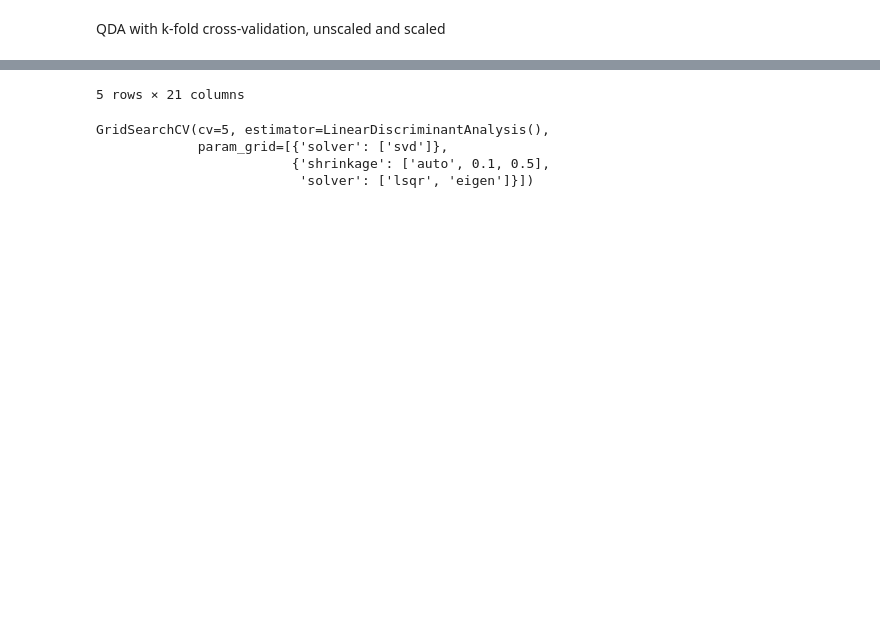
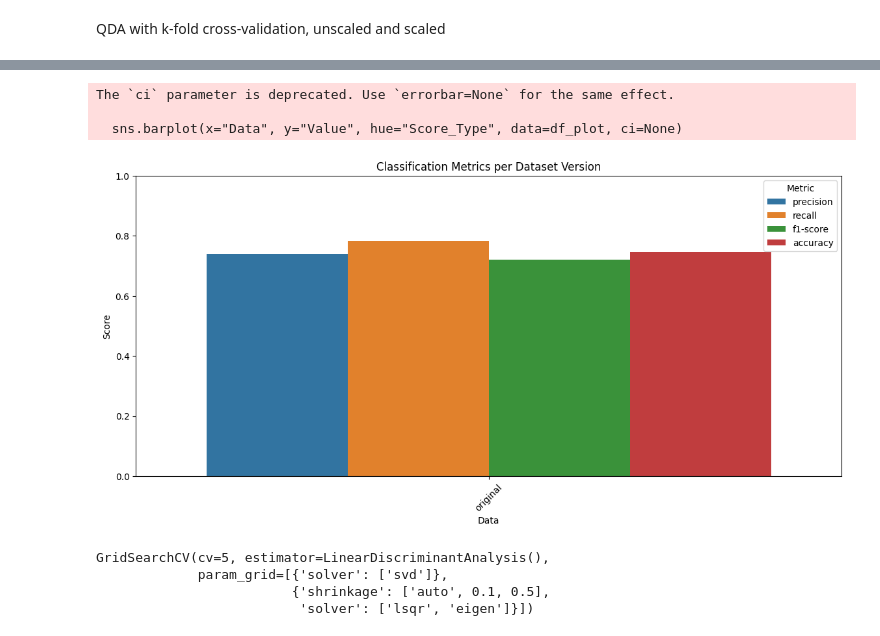
Before and after one commit to sebberendel/machine_learning_project, a Jupyter notebook: notebooks/kisshugo.ipynb, the cells around one changed output, grey strips where cells are left out. Cells and saved outputs as stored; diff of their text form; code cells hidden in the pictures; blank space fills up the shorter version.

Commit message:
cleaned models

```diff
--- a/notebooks/kisshugo.ipynb
+++ b/notebooks/kisshugo.ipynb
@@ -273,3 +294,71 @@ Running LDA on windspeed_sqrt data:
 # %%
-X_3.head()
+import pandas as pd
+import seaborn as sns
+import matplotlib.pyplot as plt
+
+all_metrics = []
+
+for key, report_df in results.items():
+    # key = "LDA_original", "QDA_no_weekday", etc
+    model_name, data_name = key.split("_", 1)
+
+    # Om report_df är dict istället för DataFrame, konvertera
+    if isinstance(report_df, dict):
+        report_df = pd.DataFrame(report_df).transpose()
+
+    # Extract accuracy separately
+    accuracy = report_df.loc['accuracy', 'precision'] if 'accuracy' in report_df.index else None
+
+    # Ta bort accuracy från report_df för melt
+    report_df = report_df.drop('accuracy', errors='ignore')
+
+    # Reset index så metrics blir en kolumn
+    report_df = report_df.reset_index().rename(columns={"index": "Metric"})
+
+    # Lägg till dataset och modell info
+    report_df['Data'] = data_name
+    report_df['Model'] = model_name
+
+    # Lägg till accuracy som egen rad
+    if accuracy is not None:
+        acc_row = pd.DataFrame({"Metric": ["accuracy"], "precision": [accuracy],
+                                "recall": [accuracy], "f1-score": [accuracy],
+                                "Data": [data_name], "Model": [model_name]})
+        report_df = pd.concat([report_df, acc_row], ignore_index=True)
+
+    all_metrics.append(report_df)
+
+# Slå ihop alla
+df_metrics_long = pd.concat(all_metrics, ignore_index=True)
+
+# Melt så det blir long-format för plotting
+df_plot = df_metrics_long.melt(
+    id_vars=['Model','Data','Metric'],
+    value_vars=['precision','recall','f1-score'],
+    var_name='Score_Type',
+    value_name='Value'
+)
+
+# Lägg till accuracy också
+accuracy_rows = df_metrics_long[df_metrics_long['Metric']=='accuracy']
+accuracy_rows_melted = accuracy_rows.melt(
+    id_vars=['Model','Data','Metric'],
+    value_vars=['precision'],  # bara en kolumn, alla är samma
+    var_name='Score_Type',
+    value_name='Value'
+)
+accuracy_rows_melted['Score_Type'] = 'accuracy'
+
+# Slå ihop med df_plot
+df_plot = pd.concat([df_plot, accuracy_rows_melted], ignore_index=True)
+
+
+plt.figure(figsize=(14,6))
+sns.barplot(x="Data", y="Value", hue="Score_Type", data=df_plot, ci=None)
+plt.title("Classification Metrics per Dataset Version")
+plt.ylabel("Score")
+plt.ylim(0,1)
+plt.xticks(rotation=45)
+plt.legend(title="Metric")
+plt.show()
 # %% [output]
@@ -282,4 +365,7 @@ X_3.head()
-5 rows × 21 columns
+The `ci` parameter is deprecated. Use `errorbar=None` for the same effect.
+
+  sns.barplot(x="Data", y="Value", hue="Score_Type", data=df_plot, ci=None)
+[figure, added]
 # %%
 from sklearn.model_selection import GridSearchCV
 lda_ = skl_da.LinearDiscriminantAnalysis()
```
Also changed, not shown: parts of 15 cells of this notebook, 1 other file.
